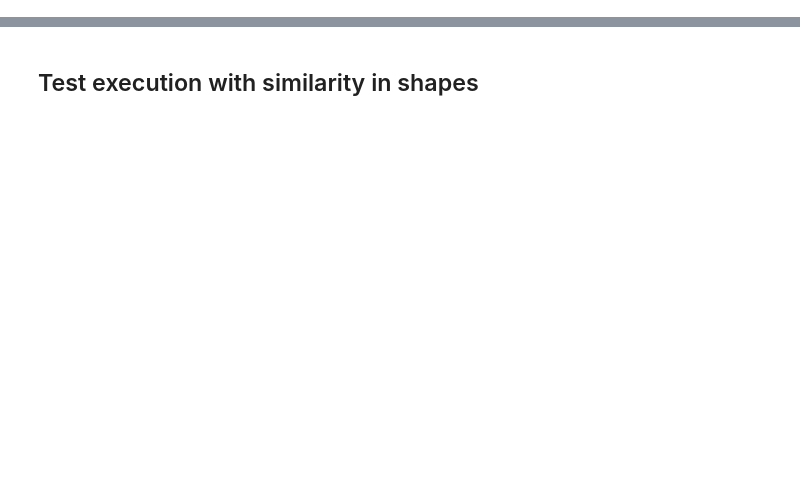
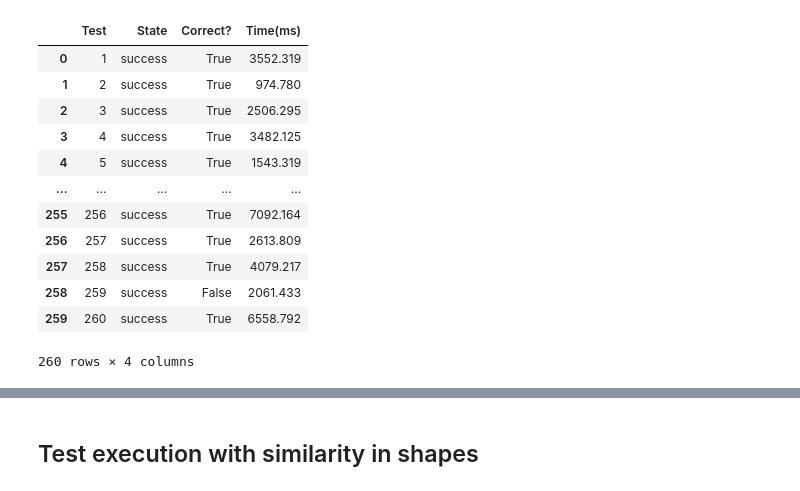
Before and after one commit to Micdejc/cutcaptcha, a Jupyter notebook: result_analysis.ipynb, the cells around one changed output, grey strips where cells are left out. Drawn from its saved outputs; the diff is of its cells as text; code cells hidden in the pictures; blank space fills up the shorter version.

```diff
--- a/result_analysis.ipynb
+++ b/result_analysis.ipynb
@@ -3,13 +3,27 @@
 # %%
 # Import libraries as required
 import pandas as pd
 import numpy as np
 import matplotlib.pyplot as plt
 pd.set_option('display.max_rows', 10)
 
 # Load in the data set
 df = pd.read_csv('./full_results.csv')
-df
+df.head()
+# %% [output]
+|  | Test | State | Correct? | Time(ms) |
+| 0 | 1 | success | True | 3552.319 |
+| 1 | 2 | success | True | 974.780 |
+| 2 | 3 | success | True | 2506.295 |
+| 3 | 4 | success | True | 3482.125 |
+| 4 | 5 | success | True | 1543.319 |
+| ... | ... | ... | ... | ... |
+| 255 | 256 | success | True | 7092.164 |
+| 256 | 257 | success | True | 2613.809 |
+| 257 | 258 | success | True | 4079.217 |
+| 258 | 259 | success | False | 2061.433 |
+| 259 | 260 | success | True | 6558.792 |
+260 rows × 4 columns
 # %%
 count=df["Correct?"].value_counts()
 print(count)
```
Also changed, not shown: parts of 7 cells of this notebook.
